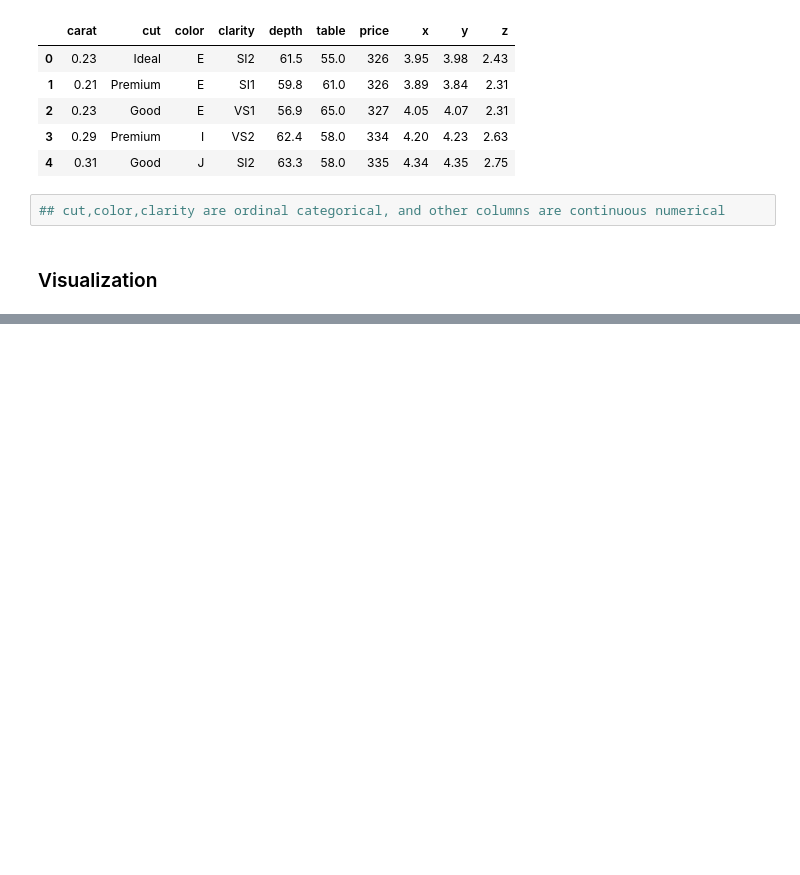
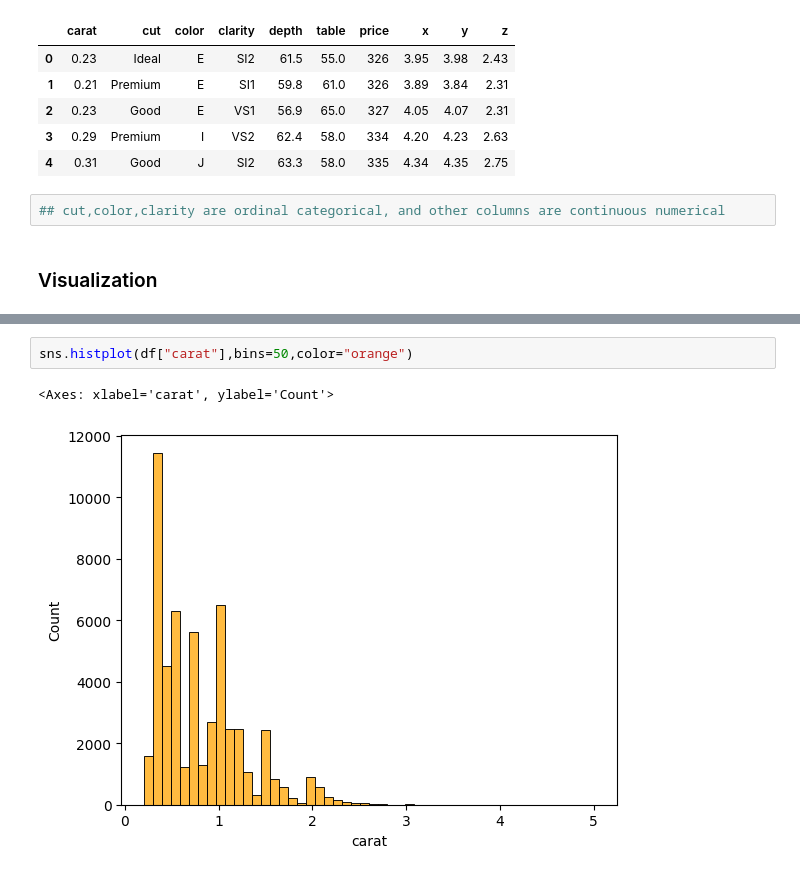
Before and after one commit to ShenbagaArunK/Lr_model-diamond_dataset, a Jupyter notebook: lr_model_diamond_dataset.ipynb, the cells around one changed output, grey strips where cells are left out. Saved outputs shown, nothing was run; the diff lists cells and outputs as text; blank space fills up the shorter version.

```diff
--- a/lr_model_diamond_dataset.ipynb
+++ b/lr_model_diamond_dataset.ipynb
@@ -127,0 +133,5 @@ sns.pairplot(df)
+# %%
+sns.histplot(df["carat"],bins=50,color="orange")
+# %% [output]
+<Axes: xlabel='carat', ylabel='Count'>
+[figure, added]
```
Also changed, not shown: parts of 50 cells of this notebook.
